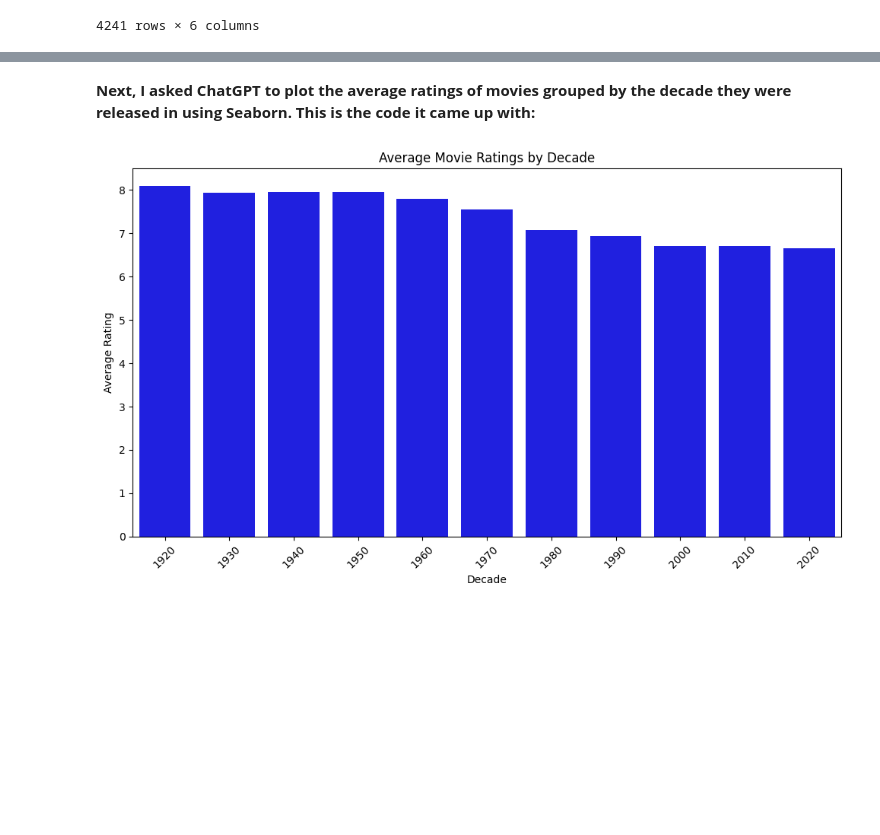
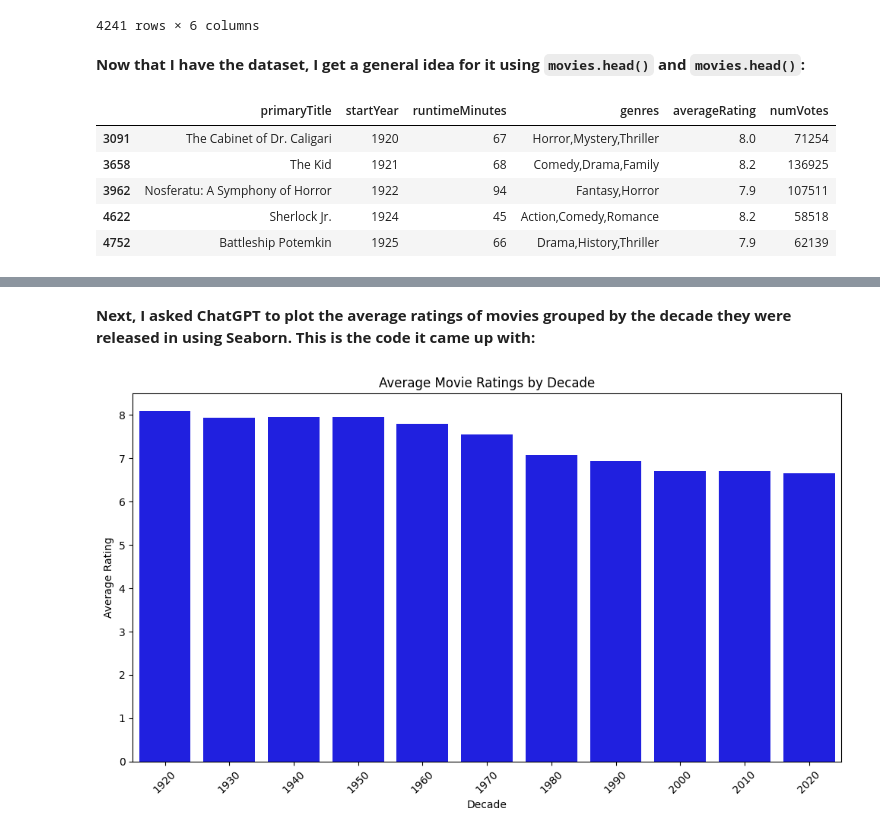
Before and after one commit to manndon/STA130, a Jupyter notebook: HW03/HW03.ipynb, the cells around one changed output, grey strips where cells are left out. Saved outputs shown, nothing was run; the diff lists cells and outputs as text; code cells hidden in the pictures; blank space fills up the shorter version.

```diff
--- a/HW03/HW03.ipynb
+++ b/HW03/HW03.ipynb
@@ -502,3 +502,14 @@ Columns (4) have mixed types. Specify dtype option on import or set low_memory=F
 | 1476908 | Holidate | 2020 | 104 | Comedy,Romance | 6.1 | 80290 |
 | 1477990 | I Care a Lot | 2020 | 118 | Comedy,Crime,Drama | 6.4 | 149192 |
 4241 rows × 6 columns
+# %% [markdown]
+**Now that I have the dataset, I get a general idea for it using `movies.head()` and `movies.head()`:**
+# %%
+movies.head()
+# %% [output]
+|  | primaryTitle | startYear | runtimeMinutes | genres | averageRating | numVotes |
+| 3091 | The Cabinet of Dr. Caligari | 1920 | 67 | Horror,Mystery,Thriller | 8.0 | 71254 |
+| 3658 | The Kid | 1921 | 68 | Comedy,Drama,Family | 8.2 | 136925 |
+| 3962 | Nosferatu: A Symphony of Horror | 1922 | 94 | Fantasy,Horror | 7.9 | 107511 |
+| 4622 | Sherlock Jr. | 1924 | 45 | Action,Comedy,Romance | 8.2 | 58518 |
+| 4752 | Battleship Potemkin | 1925 | 66 | Drama,History,Thriller | 7.9 | 62139 |
```
Also changed, not shown: parts of 5 cells of this notebook.
